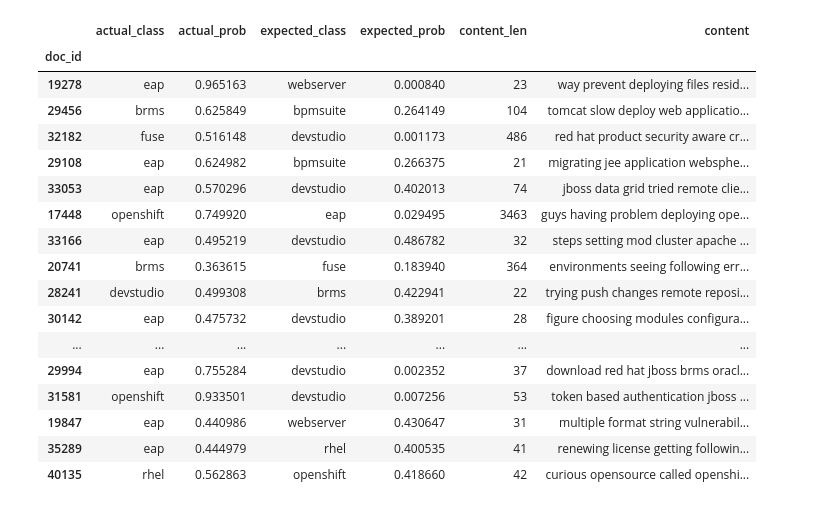
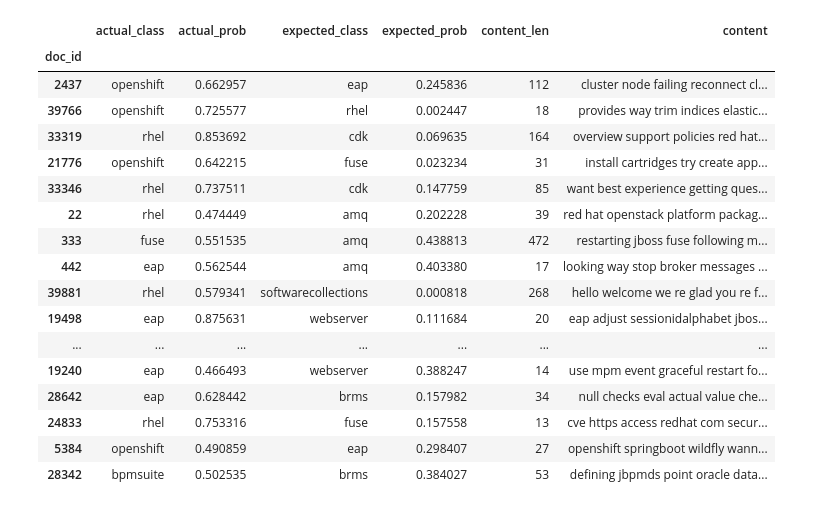
Before and after one commit to searchisko/project-classifier-poc, a Jupyter notebook: classifiers/model/d2v_superior_classifier_logreg_evaled.ipynb, the cells around one changed output. Saved outputs shown, nothing was run; the diff lists cells and outputs as text; code cells hidden in the pictures.

```diff
--- a/classifiers/model/d2v_superior_classifier_logreg_evaled.ipynb
+++ b/classifiers/model/d2v_superior_classifier_logreg_evaled.ipynb
@@ -35,0 +63,7 @@ product_list = ["amq", "eap", "webserver", "datagrid", "fuse", "brms", "bpmsuite
+# %%
+# transform the doc data set into a vector set of the given vector_length
+doc_vectors_labeled = d2v_wrapper.infer_vocab_content_vectors()
+# TODO: below func merged to d2v_wrapper, remove for newer model checkpoints
+doc_vectors_labeled.columns = np.arange(len(doc_vectors_labeled.columns[:-1])).tolist()+["y"]
+doc_vectors = doc_vectors_labeled.iloc[:, :-1]
+doc_labels = doc_vectors_labeled.iloc[:, -1]
@@ -44,18 +101,3 @@ def accuracy_for_category(y_expected, y_actual, label):
         return 1 if len(label_intersect) == 0 else 0
     else:
         return float(len(label_intersect)) / len(label_expected)
-# %%
-# initialize d2v_wrapper providing as well metadata about the models state
-d2v_wrapper = D2VWrapper(content_categories=product_list,
-                         vector_length=500)
-
-# EITHER initialize the vocab of documents and minimize the distances of embeddings in training phase
-# d2v_wrapper.init_model_vocab(content_basepath="../../data/content/playground/auto/nostem",
-#                              basepath_suffix="_content.csv", drop_short_docs=10)
-# d2v_wrapper.train_model(shuffle=True, epochs=1 if TEST_MODE else 10)
-# d2v_wrapper.infer_content_vectors()
-#
-# d2v_wrapper.persist_trained_wrapper(model_save_path="trained_models/wrapper/10epoch_train_stem_not_removed")
-
-# OR load initialized and trained wrapper if available
-d2v_wrapper.load_persisted_wrapper("trained_models/wrapper/10epoch_train_stem_not_removed")
@@ -150,7 +159,4 @@ for train_doc_indices, test_doc_indices in strat_kfold.split(doc_vectors, doc_la
     logging.info("Cat accuracies:\n%s" % split_cat_accuracies)
     cat_accuracies = cat_accuracies.append(
         pd.DataFrame(data=[split_cat_accuracies], columns=d2v_wrapper.content_categories))
-
-    # misclassified docs collection
-    wrong_docs_ids = wrong_docs_ids.append(pd.Series(test_doc_indices[y_actual != y_expected]))
 # %% [output]
@@ -344,7 +352,6 @@ plt.plot(mean_plot.index , mean_plot, color="g")
 # %%
 # docs get associated with its content
 logits["content_len"] = pd.Series(logits.index).apply(lambda doc_id:
-                                                         len(d2v_wrapper.get_doc_content(int(doc_id), word_split=True)))
+                                                len(d2v_wrapper.get_doc_content(int(doc_id), word_split=True))).values
 logits["content"] = pd.Series(logits.index).apply(lambda doc_id:
-                                                     d2v_wrapper.get_doc_content(int(doc_id), word_split=False)[:100])
-logits.head(10)
+                                                d2v_wrapper.get_doc_content(int(doc_id), word_split=False)).values
@@ -364,22 +358,22 @@ logits.head(10)
 # %%
-# misclassified docs with its content
-logits[logits["actual_class"] != logits["expected_class"]][:20]
+# correctly classified docs with its content
+logits[logits["actual_class"] != logits["expected_class"]][:30]
 # %% [output]
 |  | actual_class | actual_prob | expected_class | expected_prob | content_len | content |
 | doc_id |  |  |  |  |  |  |
-| 19278 | eap | 0.965163 | webserver | 0.000840 | 23 | way prevent deploying files resid... |
-| 29456 | brms | 0.625849 | bpmsuite | 0.264149 | 104 | tomcat slow deploy web applicatio... |
-| 32182 | fuse | 0.516148 | devstudio | 0.001173 | 486 | red hat product security aware cr... |
-| 29108 | eap | 0.624982 | bpmsuite | 0.266375 | 21 | migrating jee application websphe... |
-| 33053 | eap | 0.570296 | devstudio | 0.402013 | 74 | jboss data grid tried remote clie... |
-| 17448 | openshift | 0.749920 | eap | 0.029495 | 3463 | guys having problem deploying ope... |
-| 33166 | eap | 0.495219 | devstudio | 0.486782 | 32 | steps setting mod cluster apache ... |
-| 20741 | brms | 0.363615 | fuse | 0.183940 | 364 | environments seeing following err... |
-| 28241 | devstudio | 0.499308 | brms | 0.422941 | 22 | trying push changes remote reposi... |
-| 30142 | eap | 0.475732 | devstudio | 0.389201 | 28 | figure choosing modules configura... |
+| 2437 | openshift | 0.662957 | eap | 0.245836 | 112 | cluster node failing reconnect cl... |
+| 39766 | openshift | 0.725577 | rhel | 0.002447 | 18 | provides way trim indices elastic... |
+| 33319 | rhel | 0.853692 | cdk | 0.069635 | 164 | overview support policies red hat... |
+| 21776 | openshift | 0.642215 | fuse | 0.023234 | 31 | install cartridges try create app... |
+| 33346 | rhel | 0.737511 | cdk | 0.147759 | 85 | want best experience getting ques... |
+| 22 | rhel | 0.474449 | amq | 0.202228 | 39 | red hat openstack platform packag... |
+| 333 | fuse | 0.551535 | amq | 0.438813 | 472 | restarting jboss fuse following m... |
+| 442 | eap | 0.562544 | amq | 0.403380 | 17 | looking way stop broker messages ... |
+| 39881 | rhel | 0.579341 | softwarecollections | 0.000818 | 268 | hello welcome we re glad you re f... |
+| 19498 | eap | 0.875631 | webserver | 0.111684 | 20 | eap adjust sessionidalphabet jbos... |
 | ... | ... | ... | ... | ... | ... | ... |
-| 29994 | eap | 0.755284 | devstudio | 0.002352 | 37 | download red hat jboss brms oracl... |
-| 31581 | openshift | 0.933501 | devstudio | 0.007256 | 53 | token based authentication jboss ... |
-| 19847 | eap | 0.440986 | webserver | 0.430647 | 31 | multiple format string vulnerabil... |
-| 35289 | eap | 0.444979 | rhel | 0.400535 | 41 | renewing license getting followin... |
-| 40135 | rhel | 0.562863 | openshift | 0.418660 | 42 | curious opensource called openshi... |
+| 19240 | eap | 0.466493 | webserver | 0.388247 | 14 | use mpm event graceful restart fo... |
+| 28642 | eap | 0.628442 | brms | 0.157982 | 34 | null checks eval actual value che... |
+| 24833 | rhel | 0.753316 | fuse | 0.157558 | 13 | cve https access redhat com secur... |
+| 5384 | openshift | 0.490859 | eap | 0.298407 | 27 | openshift springboot wildfly wann... |
+| 28342 | bpmsuite | 0.502535 | brms | 0.384027 | 53 | defining jbpmds point oracle data... |
```
Also changed, not shown: parts of 26 cells of this notebook, 1 other file.
